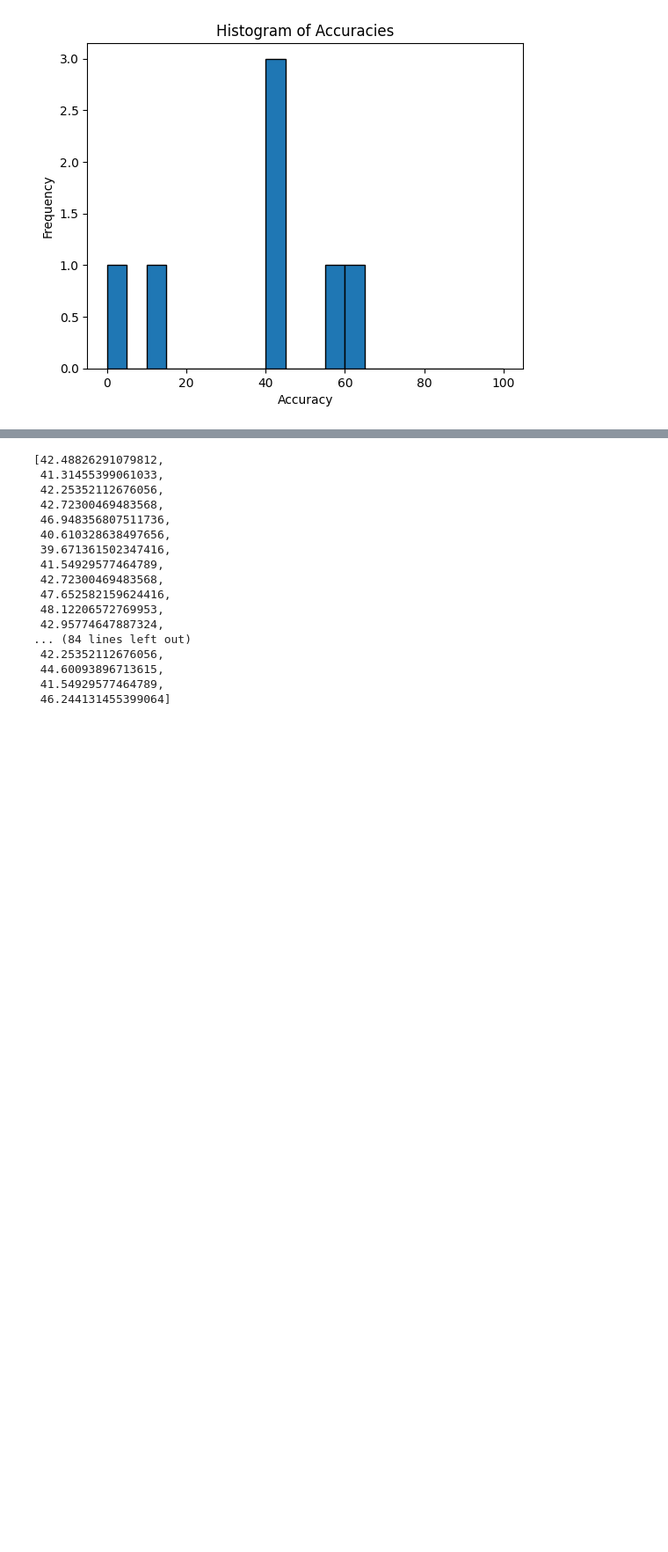
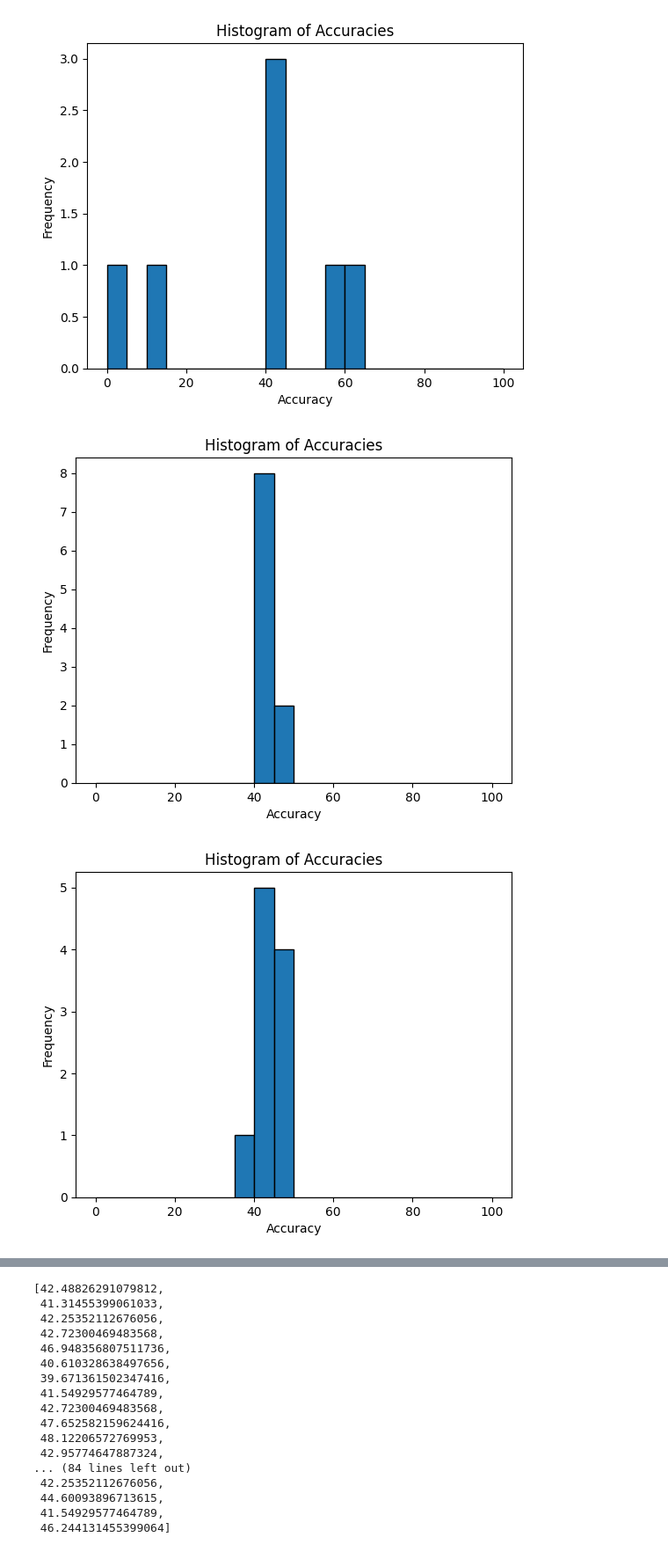
Before and after one commit to DiceNameIsMy/neural-networks-compression, a Jupyter notebook: src/notebooks/try_models.ipynb, the cells around one changed output, grey strips where cells are left out. Shown: that part at 88% size. Saved outputs shown, nothing was run; the diff lists cells and outputs as text; code cells hidden in the pictures; blank space fills up the shorter version.

```diff
--- a/src/notebooks/try_models.ipynb
+++ b/src/notebooks/try_models.ipynb
@@ -42,20 +42,48 @@ fig = hist_accuracies([1, 14, 43, 63, 44, 44, 56])
 # %% [output]
 [figure]
 # %%
+from src.models.mlp import FCLayerParams
+
+
 train_loader, test_loader = CardioDataset.get_dataloaders(batch_size=64)
 
 p = MLPParams(
-    in_height=CardioDataset.input_size,
-    in_bitwidth=16,
-    out_height=CardioDataset.output_size,
-    hidden_layers=2,
-    hidden_layers_heights=[32, 16],
-    hidden_layers_bitwidths=[16, 8],
+    layers=[
+        FCLayerParams(CardioDataset.input_size, bitwidth=16),
+        FCLayerParams(32, bitwidth=16),
+        FCLayerParams(16, bitwidth=16),
+        FCLayerParams(CardioDataset.output_size, bitwidth=32),
+    ],
     learning_rate=0.01,
-    activation=ActivationModule.RELU,
+    activation=ActivationModule.BINARIZE_RESTE,
     epochs=30,
     dropout_rate=0.2,
     quantization_mode=QMode.DET,
 )
 
 evaluator = MLPEvaluator(train_loader, test_loader)
+# %%
+from dataclasses import replace
+
+
+accuracies = []
+for _ in range(10):
+    best_acc = evaluator.train_model(p)
+    accuracies.append(best_acc)
+
+fig = hist_accuracies(accuracies)
+
+p2 = replace(p)
+p2.layers[-1].bitwidth = 16
+
+accuracies2 = []
+for _ in range(10):
+    best_acc = evaluator.train_model(p2)
+    accuracies2.append(best_acc)
+
+fig = hist_accuracies(accuracies2)
+
+accuracies, accuracies2
+# %% [output]
+[figure, added]
+[figure, added]
```
Also changed, not shown: parts of 4 cells of this notebook, 5 other files.
